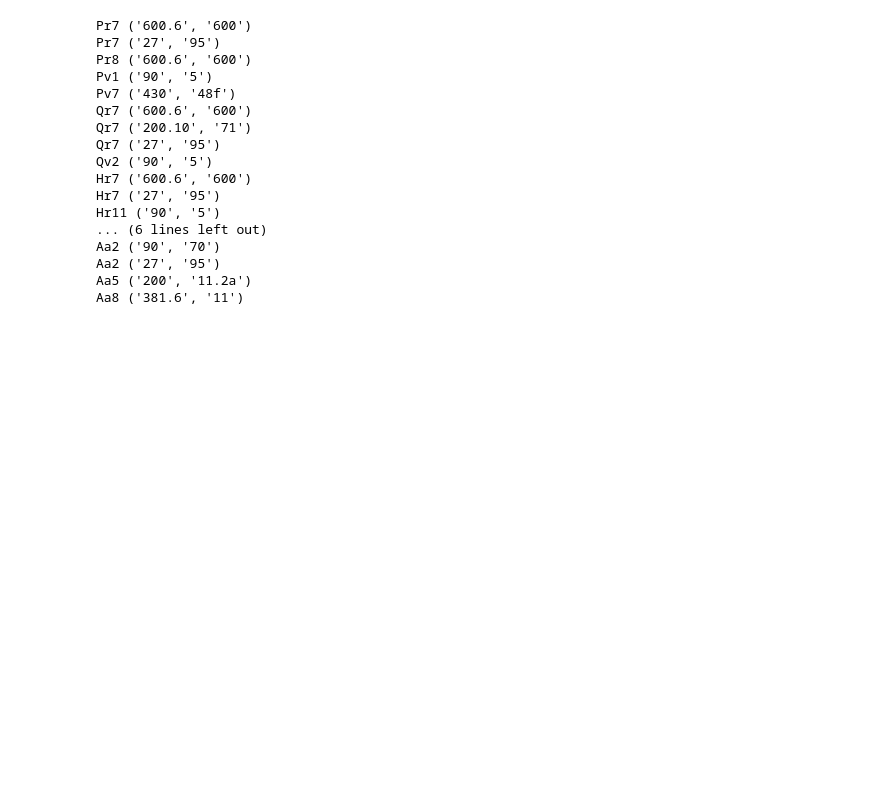
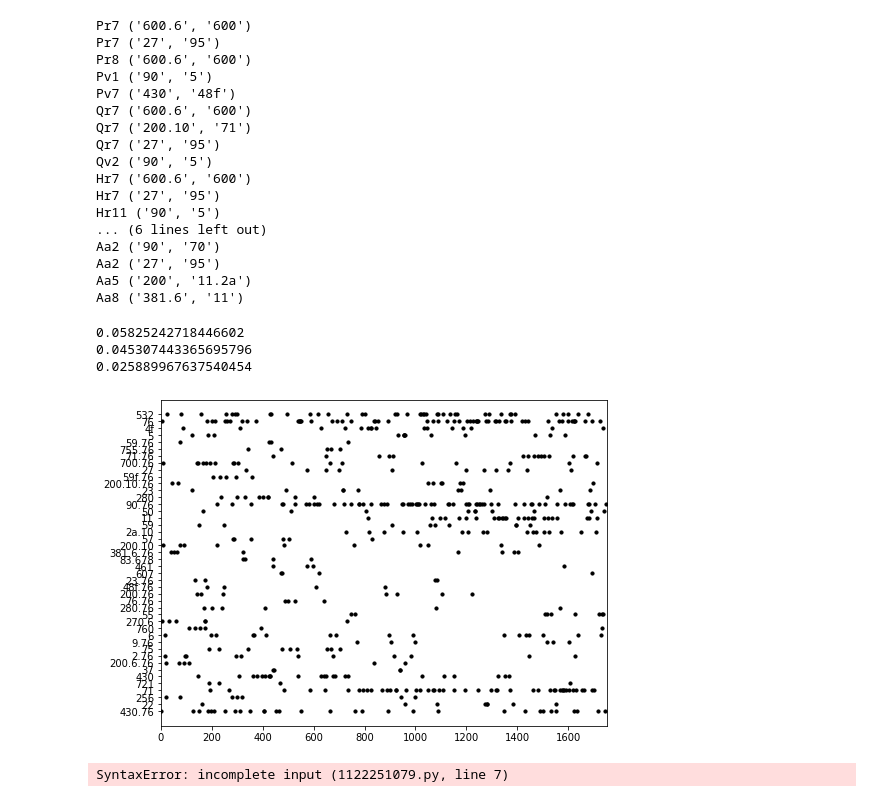
Before and after one commit to jgregoriods/santiago-staff, a Jupyter notebook: SantiagoStaff.ipynb, the cells around one changed output. Saved outputs shown, nothing was run; the diff lists cells and outputs as text; code cells hidden in the pictures; blank space fills up the shorter version.

```diff
--- a/SantiagoStaff.ipynb
+++ b/SantiagoStaff.ipynb
@@ -221,0 +238,8 @@ Aa8 ('381.6', '11')
+# %%
+print(len(xyx) / len(sequences_I))
+print(len(xxz) / len(sequences_I))
+print(len(xyy) / len(sequences_I))
+# %% [output]
+0.05825242718446602
+0.045307443365695796
+0.025889967637540454
@@ -221,0 +248,21 @@ Aa8 ('381.6', '11')
+# %%
+def is_clustered(x):
+    tot = sum(line.count(x) for line in encoded_lines_I)
+    lam = tot / len(encoded_lines_I)
+    res = []
+    for i, line in enumerate(encoded_lines_I):
+        if line.count(x) > poisson.ppf(0.95, lam):
+            res.append(i)
+    return res
+# %%
+d = {}
+
+for glyph in set(full_text):
+    if '?' not in glyph and full_text.count(glyph) >= 4:
+        x = is_clustered(glyph)
+        if x:
+            d[glyph] = x
+# %%
+plot_discourse(list(d), full_text)
+# %% [output]
+[figure, added]
@@ -221,0 +302,10 @@ Aa8 ('381.6', '11')
+# %%
+for glyph in set(full_text):
+    if '?' not in glyph:
+        try:
+            p = norm.sf(abs(zscore(glyph, full_text))*2)
+            if p < 0.05:
+                print(glyph, p)
+        except:
+# %% [output]
+SyntaxError: incomplete input (1122251079.py, line 7)
```
Also changed, not shown: parts of 5 cells of this notebook.
